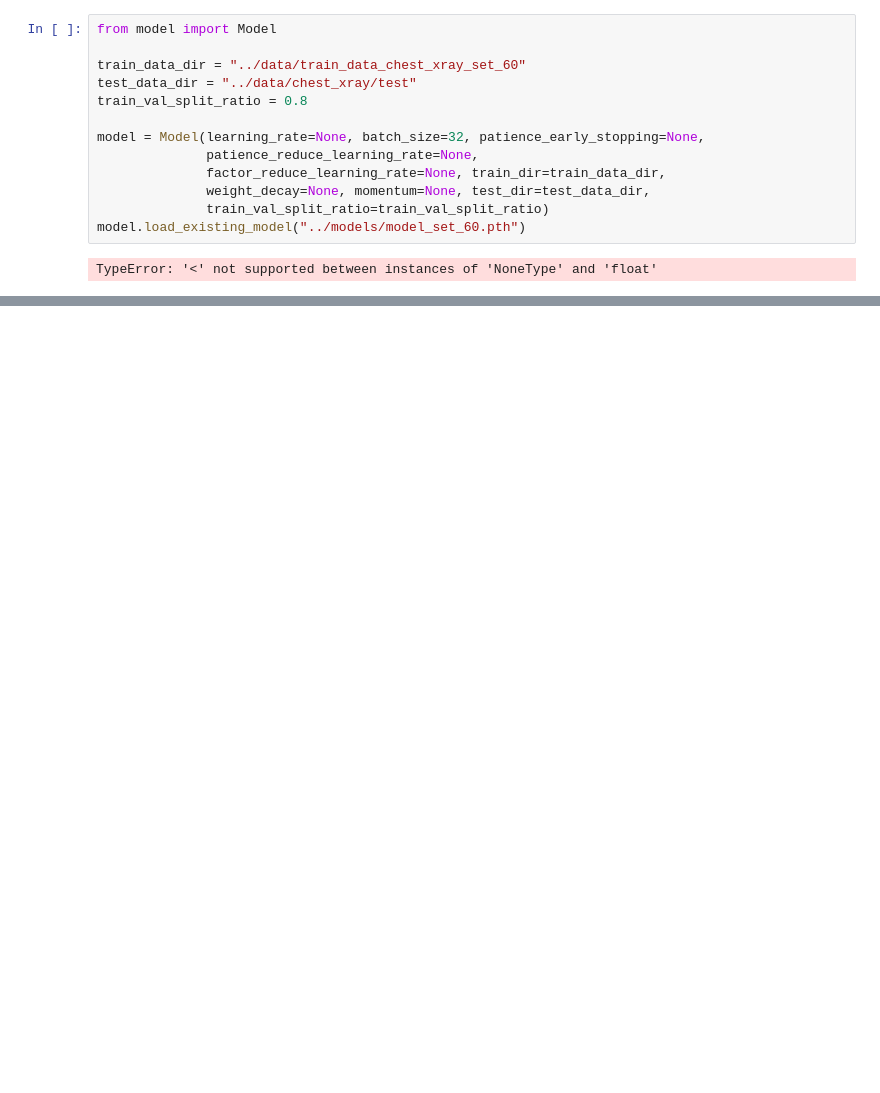
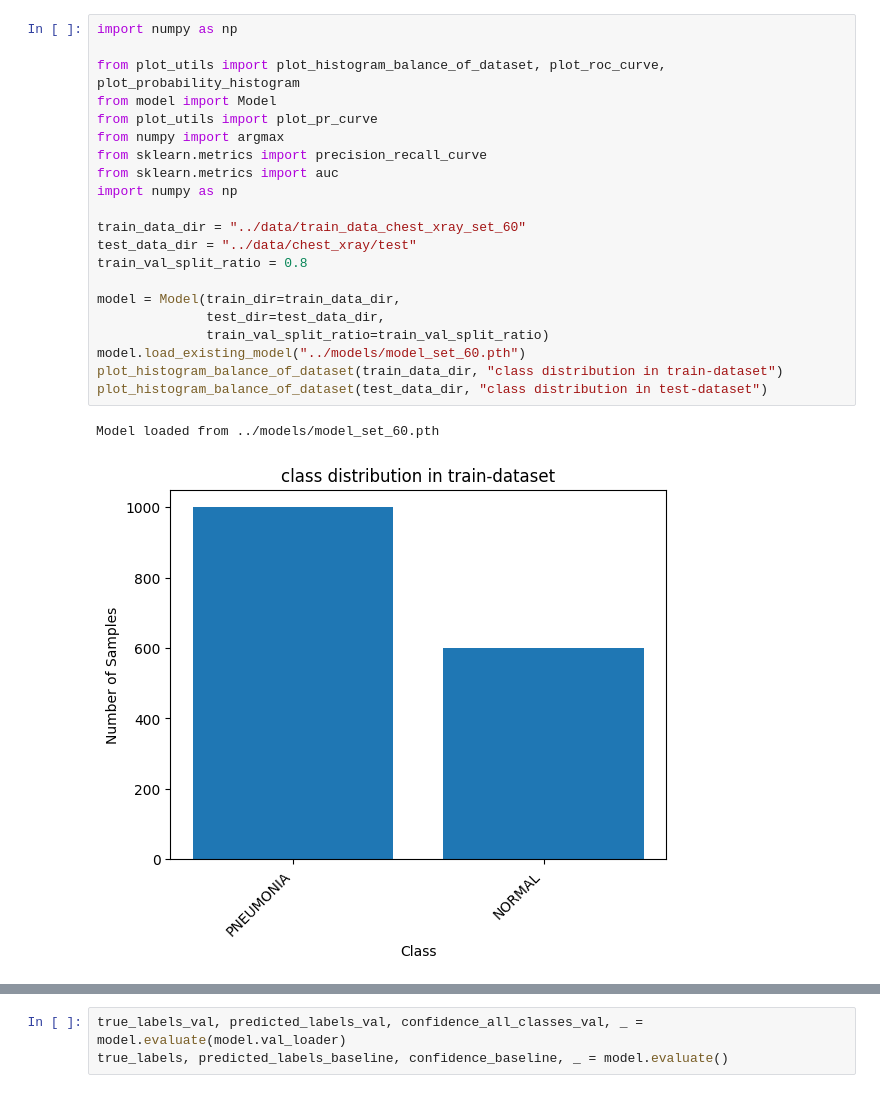
Before and after one commit to michaelihrler/ModelCalibrationDeepLearning, a Jupyter notebook: notebooks_calibration/set60.ipynb, the cells around one changed output, grey strips where cells are left out. Saved outputs shown, nothing was run; the diff lists cells and outputs as text; blank space fills up the shorter version.

```diff
--- a/notebooks_calibration/set60.ipynb
+++ b/notebooks_calibration/set60.ipynb
@@ -1,15 +1,24 @@
 # %%
+import numpy as np
+
+from plot_utils import plot_histogram_balance_of_dataset, plot_roc_curve, plot_probability_histogram
 from model import Model
+from plot_utils import plot_pr_curve
+from numpy import argmax
+from sklearn.metrics import precision_recall_curve
+from sklearn.metrics import auc
+import numpy as np
 
 train_data_dir = "../data/train_data_chest_xray_set_60"
 test_data_dir = "../data/chest_xray/test"
 train_val_split_ratio = 0.8
 
-model = Model(learning_rate=None, batch_size=32, patience_early_stopping=None,
-              patience_reduce_learning_rate=None,
-              factor_reduce_learning_rate=None, train_dir=train_data_dir,
-              weight_decay=None, momentum=None, test_dir=test_data_dir,
+model = Model(train_dir=train_data_dir,
+              test_dir=test_data_dir,
               train_val_split_ratio=train_val_split_ratio)
 model.load_existing_model("../models/model_set_60.pth")
+plot_histogram_balance_of_dataset(train_data_dir, "class distribution in train-dataset")
+plot_histogram_balance_of_dataset(test_data_dir, "class distribution in test-dataset")
 # %% [output]
-TypeError: '<' not supported between instances of 'NoneType' and 'float'
+Model loaded from ../models/model_set_60.pth
+[figure, added]
@@ -15,0 +26,3 @@ TypeError: '<' not supported between instances of 'NoneType' and 'float'
+# %%
+true_labels_val, predicted_labels_val, confidence_all_classes_val, _ = model.evaluate(model.val_loader)
+true_labels, predicted_labels_baseline, confidence_baseline, _ = model.evaluate()
```
Also changed, not shown: parts of 9 cells of this notebook, 3 other files.
